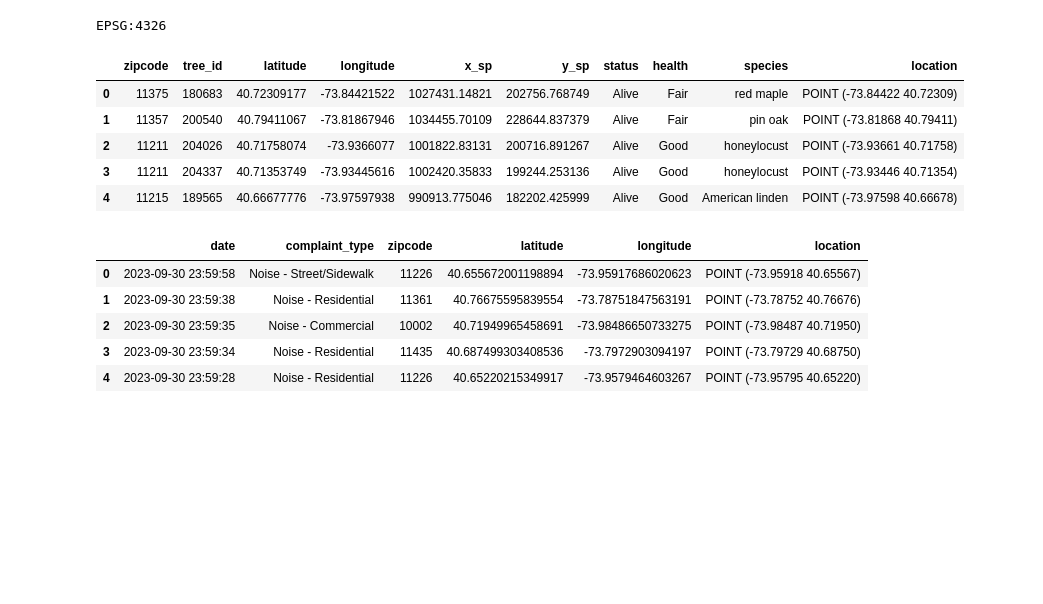
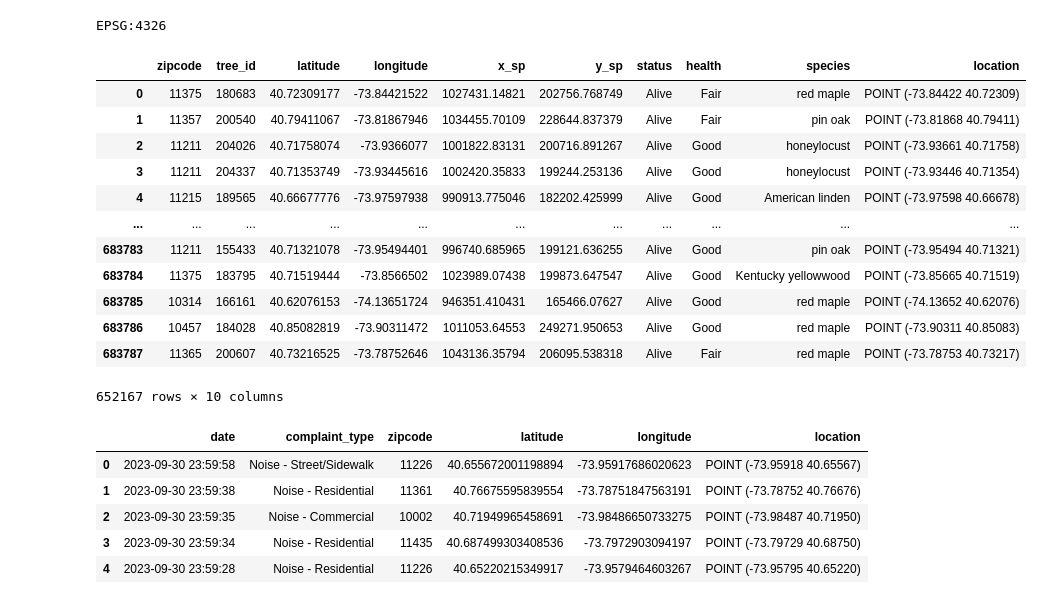
Before and after one commit to yczhou912/4501-Final-Project, a Jupyter notebook: Project.ipynb, the cells around one changed output. Cells and saved outputs as stored; diff of their text form; code cells hidden in the pictures; blank space fills up the shorter version.

```diff
--- a/Project.ipynb
+++ b/Project.ipynb
@@ -265,17 +381,25 @@ print(gdf_zipcode_2.crs)
 # %% [output]
 EPSG:4326
 # %%
+# Normalize the Spatial Reference Identifiers (SRID) of any geometry.
 df_tree_1['location'] = [Point(xy) for xy in zip(df_tree_1.longitude, df_tree_1.latitude)]
 gdf_tree_1 = gpd.GeoDataFrame(df_tree_1, geometry='location')
 gdf_tree_1.crs = 'EPSG:4326'
-gdf_tree_1.head()
+gdf_tree_1
 # %% [output]
 |  | zipcode | tree_id | latitude | longitude | x_sp | y_sp | status | health | species | location |
 | 0 | 11375 | 180683 | 40.72309177 | -73.84421522 | 1027431.14821 | 202756.768749 | Alive | Fair | red maple | POINT (-73.84422 40.72309) |
 | 1 | 11357 | 200540 | 40.79411067 | -73.81867946 | 1034455.70109 | 228644.837379 | Alive | Fair | pin oak | POINT (-73.81868 40.79411) |
 | 2 | 11211 | 204026 | 40.71758074 | -73.9366077 | 1001822.83131 | 200716.891267 | Alive | Good | honeylocust | POINT (-73.93661 40.71758) |
 | 3 | 11211 | 204337 | 40.71353749 | -73.93445616 | 1002420.35833 | 199244.253136 | Alive | Good | honeylocust | POINT (-73.93446 40.71354) |
 | 4 | 11215 | 189565 | 40.66677776 | -73.97597938 | 990913.775046 | 182202.425999 | Alive | Good | American linden | POINT (-73.97598 40.66678) |
+| ... | ... | ... | ... | ... | ... | ... | ... | ... | ... | ... |
+| 683783 | 11211 | 155433 | 40.71321078 | -73.95494401 | 996740.685965 | 199121.636255 | Alive | Good | pin oak | POINT (-73.95494 40.71321) |
+| 683784 | 11375 | 183795 | 40.71519444 | -73.8566502 | 1023989.07438 | 199873.647547 | Alive | Good | Kentucky yellowwood | POINT (-73.85665 40.71519) |
+| 683785 | 10314 | 166161 | 40.62076153 | -74.13651724 | 946351.410431 | 165466.07627 | Alive | Good | red maple | POINT (-74.13652 40.62076) |
+| 683786 | 10457 | 184028 | 40.85082819 | -73.90311472 | 1011053.64553 | 249271.950653 | Alive | Good | red maple | POINT (-73.90311 40.85083) |
+| 683787 | 11365 | 200607 | 40.73216525 | -73.78752646 | 1043136.35794 | 206095.538318 | Alive | Fair | red maple | POINT (-73.78753 40.73217) |
+652167 rows × 10 columns
 # %%
 df_311_1['location'] = [Point(xy) for xy in zip(df_311_1.longitude, df_311_1.latitude)]
 gdf_311_1 = gpd.GeoDataFrame(df_311_1, geometry='location')
```
Also changed, not shown: parts of 130 cells of this notebook, 4 other files.
